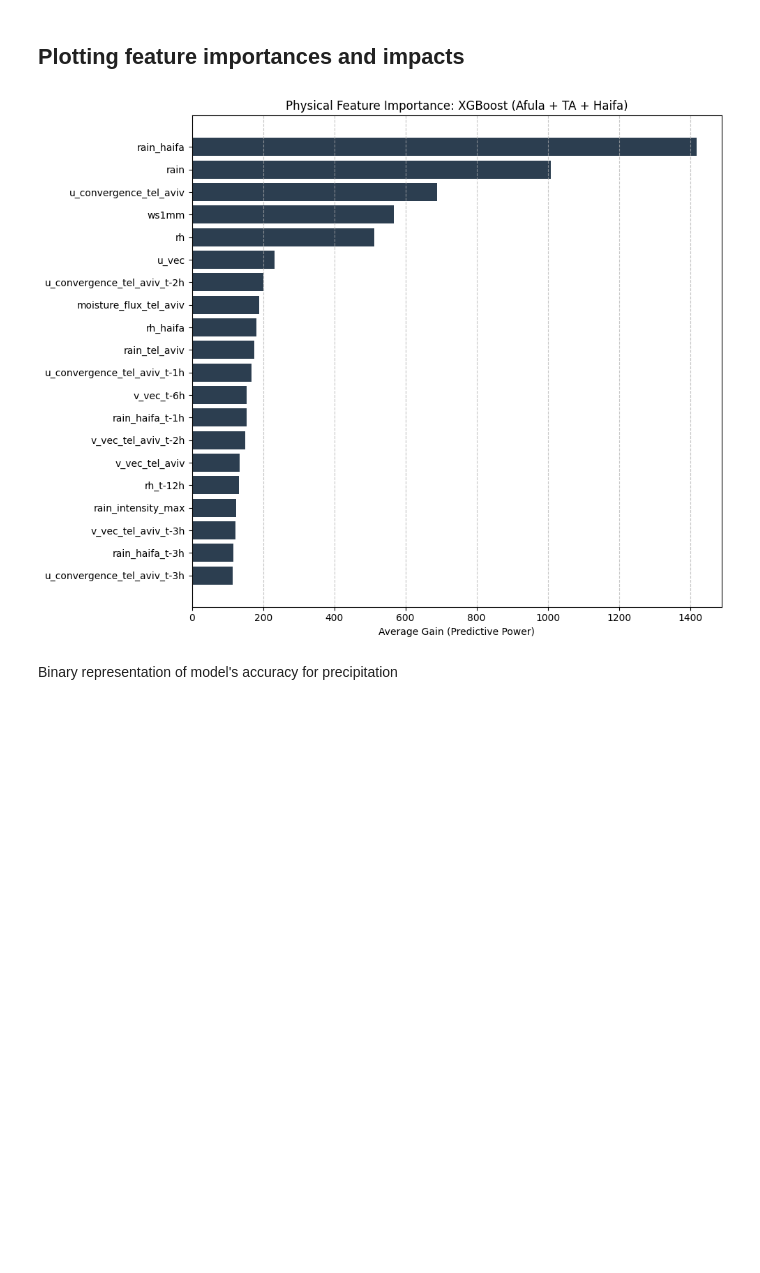
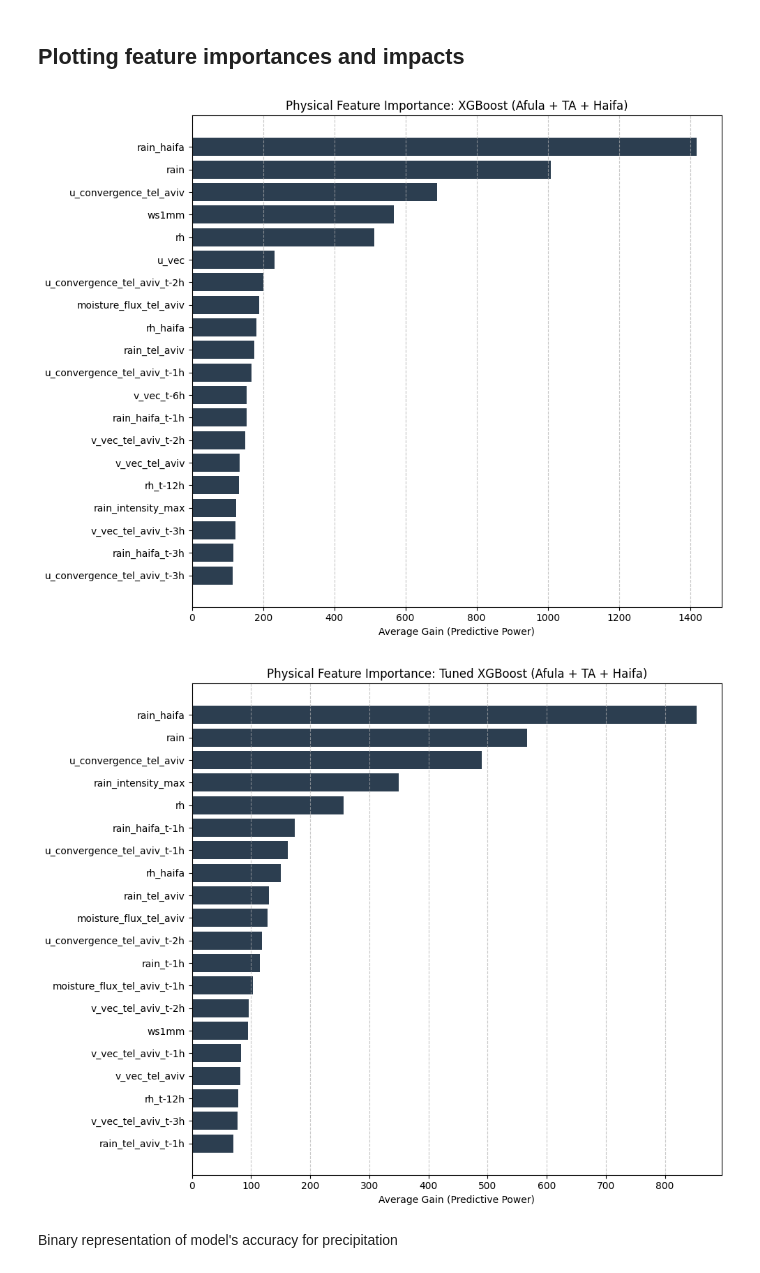
Before and after one commit to jadosh123/SparseData-AI-Precipitation-Forecasting, a Jupyter notebook: src/weather_engine/demo.ipynb, the cells around one changed output. Saved outputs shown, nothing was run; the diff lists cells and outputs as text; code cells hidden in the pictures; blank space fills up the shorter version.

Commit message:
Tests model tuning. All tuned results are totally outperformed by basic initialization indicating that the performance is havily reliant on features and physics rather than parameter tuning

```diff
--- a/src/weather_engine/demo.ipynb
+++ b/src/weather_engine/demo.ipynb
@@ -321,7 +321,7 @@ X_train, X_val, X_test, y_train, y_val, y_test = temporal_split(
     test_start_date
 )
 
-ignore_cols = ['timestamp', 'station_id']
+ignore_cols = ['timestamp', 'station_id', 'longitude', 'latitude']
 X_train = X_train.drop(columns=ignore_cols, errors='ignore')
 X_val = X_val.drop(columns=ignore_cols, errors='ignore')
 X_test = X_test.drop(columns=ignore_cols, errors='ignore')
@@ -356,7 +382,6 @@ X_train, X_val, X_test, y_train, y_val, y_test = temporal_split(
     test_start_date
 )
 
-ignore_cols = ['timestamp', 'station_id']
 X_train = X_train.drop(columns=ignore_cols, errors='ignore')
 X_val = X_val.drop(columns=ignore_cols, errors='ignore')
 X_test = X_test.drop(columns=ignore_cols, errors='ignore')
@@ -424,3 +450,24 @@ preds_test_boosted2 = boosted_model2.predict(X_test)
+# %%
+final_model = xgb.XGBRegressor(
+    n_estimators=5000,
+    learning_rate=0.05,
+    max_depth=6,
+    objective='reg:tweedie',
+    tweedie_variance_power=1.5,
+    n_jobs=-1,
+    early_stopping_rounds=50,
+    missing=np.nan,
+    monotone_constraints=constraints_TA_HA
+)
+
+final_model.fit(
+    X_train, y_train,
+    eval_set=[(X_train, y_train), (X_val, y_val)],
+    sample_weight=sample_weights,
+    verbose=False
+)
+
+preds_test_final = final_model.predict(X_test)
 # %% [markdown]
 **BASELINE 0 Complexity Model**
 # %%
@@ -494,28 +541,30 @@ It went from a model relying solely on its own history to forecast to a model th
 # %%
 import matplotlib.pyplot as plt
 
 def plot_physical_importance(model, model_name):
     # 'gain' = Average improvement in accuracy brought by a feature
     importance = model.get_booster().get_score(importance_type='gain')
 
     # Sort and take top 20 for readability
     sorted_importance = sorted(importance.items(), key=lambda x: x[1], reverse=True)[:20]
 
     features, scores = zip(*sorted_importance)
 
     plt.figure(figsize=(10, 8))
     plt.barh(features, scores, color='#2c3e50')
     plt.xlabel('Average Gain (Predictive Power)')
     plt.title(f'Physical Feature Importance: {model_name}')
     plt.gca().invert_yaxis()  # Highest importance at top
     plt.grid(axis='x', linestyle='--', alpha=0.7)
     plt.tight_layout()
     plt.show()
 
 # Run on your final spatial model
 plot_physical_importance(boosted_model2, "XGBoost (Afula + TA + Haifa)")
+plot_physical_importance(final_model, "Tuned XGBoost (Afula + TA + Haifa)")
 # %% [output]
 [figure]
+[figure, added]
 # %% [markdown]
 Binary representation of model's accuracy for precipitation
 # %%
```
Also changed, not shown: parts of 7 cells of this notebook, 1 other file.
